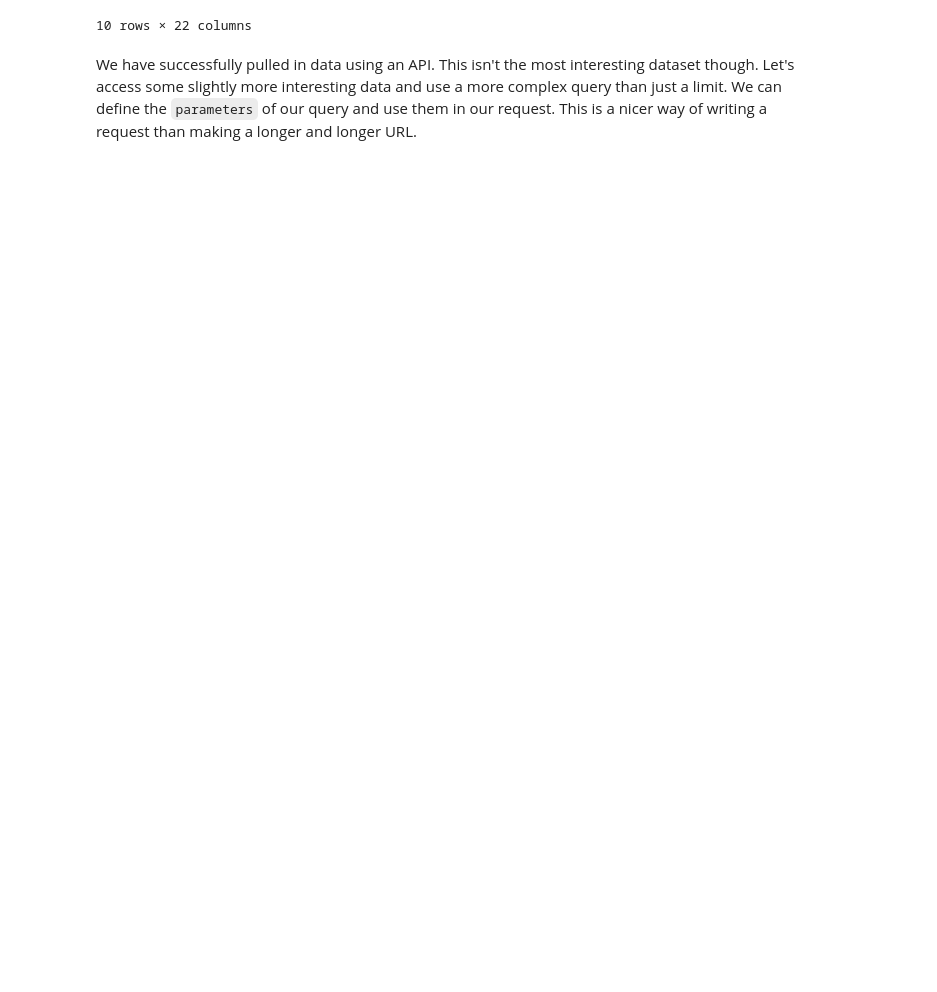
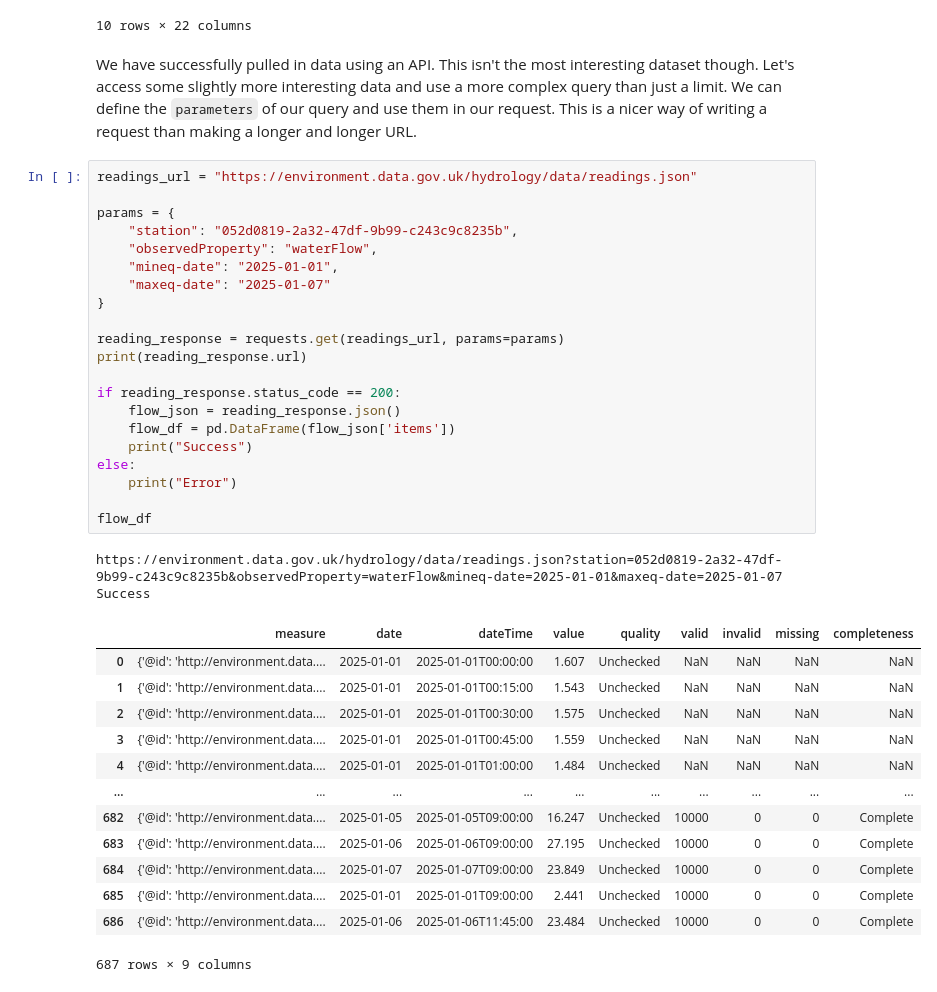
Before and after one commit to The-Rivers-Trust/CoP, a Jupyter notebook: CoP_notebook.ipynb, the cells around one changed output. Drawn from its saved outputs; the diff is of its cells as text; blank space fills up the shorter version.

```diff
--- a/CoP_notebook.ipynb
+++ b/CoP_notebook.ipynb
@@ -103,3 +103,40 @@ stations_df
 We have successfully pulled in data using an API.
 This isn't the most interesting dataset though. Let's access some slightly more interesting data and use a more complex query than just a limit.
 We can define the `parameters` of our query and use them in our request. This is a nicer way of writing a request than making a longer and longer URL.
+# %%
+readings_url = "https://environment.data.gov.uk/hydrology/data/readings.json"
+
+params = {
+    "station": "052d0819-2a32-47df-9b99-c243c9c8235b",
+    "observedProperty": "waterFlow",
+    "mineq-date": "2025-01-01",
+    "maxeq-date": "2025-01-07"
+}
+
+reading_response = requests.get(readings_url, params=params)
+print(reading_response.url)
+
+if reading_response.status_code == 200:
+    flow_json = reading_response.json()
+    flow_df = pd.DataFrame(flow_json['items'])
+    print("Success")
+else:
+    print("Error")
+
+flow_df
+# %% [output]
+https://environment.data.gov.uk/hydrology/data/readings.json?station=052d0819-2a32-47df-9b99-c243c9c8235b&observedProperty=waterFlow&mineq-date=2025-01-01&maxeq-date=2025-01-07
+Success
+|  | measure | date | dateTime | value | quality | valid | invalid | missing | completeness |
+| 0 | {'@id': 'http://environment.data.... | 2025-01-01 | 2025-01-01T00:00:00 | 1.607 | Unchecked | NaN | NaN | NaN | NaN |
+| 1 | {'@id': 'http://environment.data.... | 2025-01-01 | 2025-01-01T00:15:00 | 1.543 | Unchecked | NaN | NaN | NaN | NaN |
+| 2 | {'@id': 'http://environment.data.... | 2025-01-01 | 2025-01-01T00:30:00 | 1.575 | Unchecked | NaN | NaN | NaN | NaN |
+| 3 | {'@id': 'http://environment.data.... | 2025-01-01 | 2025-01-01T00:45:00 | 1.559 | Unchecked | NaN | NaN | NaN | NaN |
+| 4 | {'@id': 'http://environment.data.... | 2025-01-01 | 2025-01-01T01:00:00 | 1.484 | Unchecked | NaN | NaN | NaN | NaN |
+| ... | ... | ... | ... | ... | ... | ... | ... | ... | ... |
+| 682 | {'@id': 'http://environment.data.... | 2025-01-05 | 2025-01-05T09:00:00 | 16.247 | Unchecked | 10000 | 0 | 0 | Complete |
+| 683 | {'@id': 'http://environment.data.... | 2025-01-06 | 2025-01-06T09:00:00 | 27.195 | Unchecked | 10000 | 0 | 0 | Complete |
+| 684 | {'@id': 'http://environment.data.... | 2025-01-07 | 2025-01-07T09:00:00 | 23.849 | Unchecked | 10000 | 0 | 0 | Complete |
+| 685 | {'@id': 'http://environment.data.... | 2025-01-01 | 2025-01-01T09:00:00 | 2.441 | Unchecked | 10000 | 0 | 0 | Complete |
+| 686 | {'@id': 'http://environment.data.... | 2025-01-06 | 2025-01-06T11:45:00 | 23.484 | Unchecked | 10000 | 0 | 0 | Complete |
+687 rows × 9 columns
```
Also changed, not shown: parts of 2 cells of this notebook.
